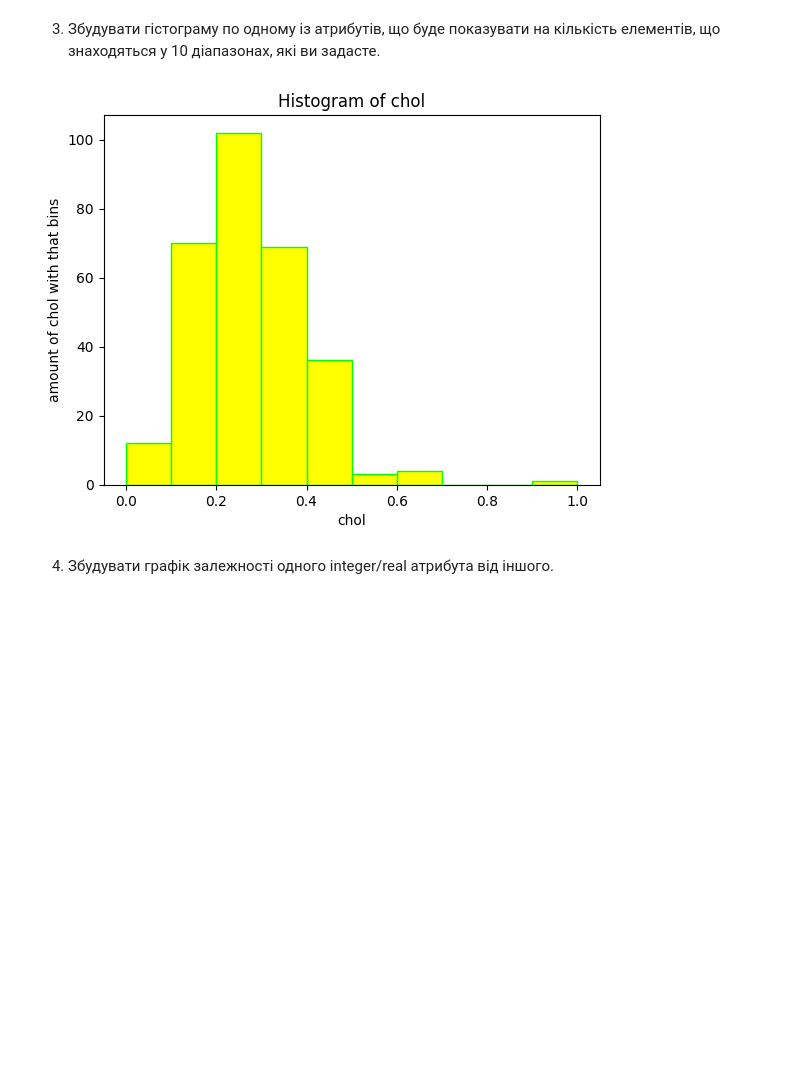
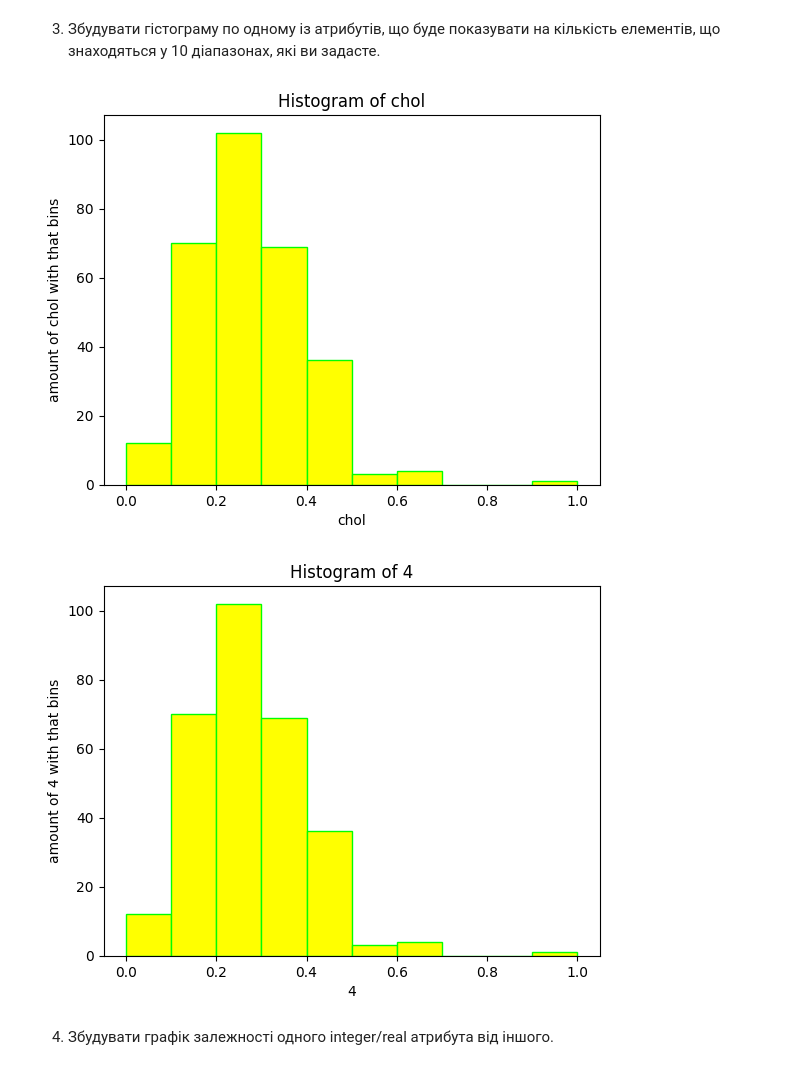
Before and after one commit to PerevuznykIllia/AD, a Jupyter notebook: Lab4.ipynb, the cells around one changed output. Saved outputs shown, nothing was run; the diff lists cells and outputs as text; code cells hidden in the pictures; blank space fills up the shorter version.

```diff
--- a/Lab4.ipynb
+++ b/Lab4.ipynb
@@ -300,6 +276,9 @@ print(X_df)
 # %%
 df = pd.read_csv('heart_disease.csv')
 print(df)
+
+data_np = np.array(X)
+print(data_np)
 # %% [output]
      age  sex  cp  trestbps  chol  fbs  restecg  thalach  exang  oldpeak  \
 0     63    1   1       145   233    1        2      150      0      2.3
@@ -344,0 +302,12 @@ print(df)
+# %%
+
+df = df.dropna()
+print(df)
+
+def remove_rows(npy):
+    mask = np.any(np.isnan(npy), axis=1)
+    return npy[~mask]
+
+data_np = remove_rows(data_np)
+
+print(data_np)
@@ -345,14 +332,26 @@ print(df)
 # %% [markdown]
 2. Пронормувати вибраний датасет або стандартизувати його (нормалізація і стандартизація мають бути реалізовані як окремі функції без застосування додаткових бібліотек, як наприклад sklearn.preprocessing).
 # %%
-normalize = ['chol', 'thalach', 'oldpeak', 'ca']
+normalize_df = ['chol', 'thalach', 'oldpeak', 'ca']
 
-for column in normalize:
+for column in normalize_df:
     min_val = df[column].min()
     max_val = df[column].max()
     df[column] = (df[column] - min_val) / (max_val - min_val)
 
 print(df['chol'], df['thalach'], df['oldpeak'], df['ca'])
+
+normalize_np = [4, 7, 9, 11]
+
+for column in normalize_np:
+    min_val = data_np[:, column].min()
+    max_val = data_np[:, column].max()
+    data_np[:, column] = (data_np[:, column] - min_val) / (max_val - min_val)
+
+print(data_np[:, 4])
+print(data_np[:, 7])
+print(data_np[:, 9])
+print(data_np[:, 11])
 # %% [output]
 0      0.244292
 1      0.365297
@@ -376,15 +375,23 @@ Name: ca, Length: 297, dtype: float64
 # %%
 attr = 'chol'
 
-bins = [0, 0.1, 0.2, 0.3, 0.4, 0.5, 0.6, 0.7, 0.8, 0.9, 1]
-
-plt.hist(df[attr], bins=bins, edgecolor='lime', color = 'yellow')
+plt.hist(df[attr], bins=[0, 0.1, 0.2, 0.3, 0.4, 0.5, 0.6, 0.7, 0.8, 0.9, 1], edgecolor='lime', color = 'yellow')
 plt.xlabel(attr)
 plt.ylabel(f'amount of {attr} with that bins')
 plt.title('Histogram of ' + attr)
 plt.show()
+
+
+attr = 4
+
+plt.hist(data_np[:, attr], bins=[0, 0.1, 0.2, 0.3, 0.4, 0.5, 0.6, 0.7, 0.8, 0.9, 1], edgecolor='lime', color = 'yellow')
+plt.xlabel(attr)
+plt.ylabel(f'amount of {attr} with that bins')
+plt.title(f'Histogram of {attr}' )
+plt.show()
 # %% [output]
 [figure]
+[figure, added]
 # %% [markdown]
 4. Збудувати графік залежності одного integer/real атрибута від іншого.
 # %%
```
Also changed, not shown: parts of 16 cells of this notebook.
